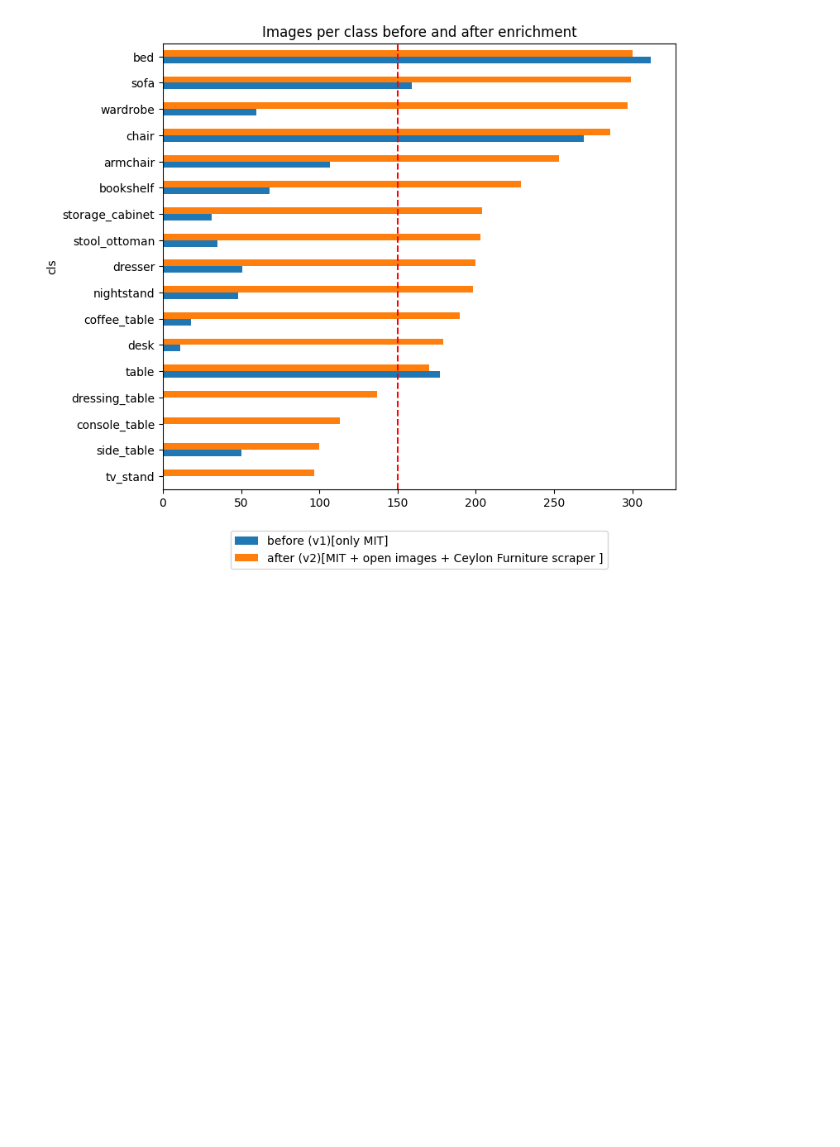
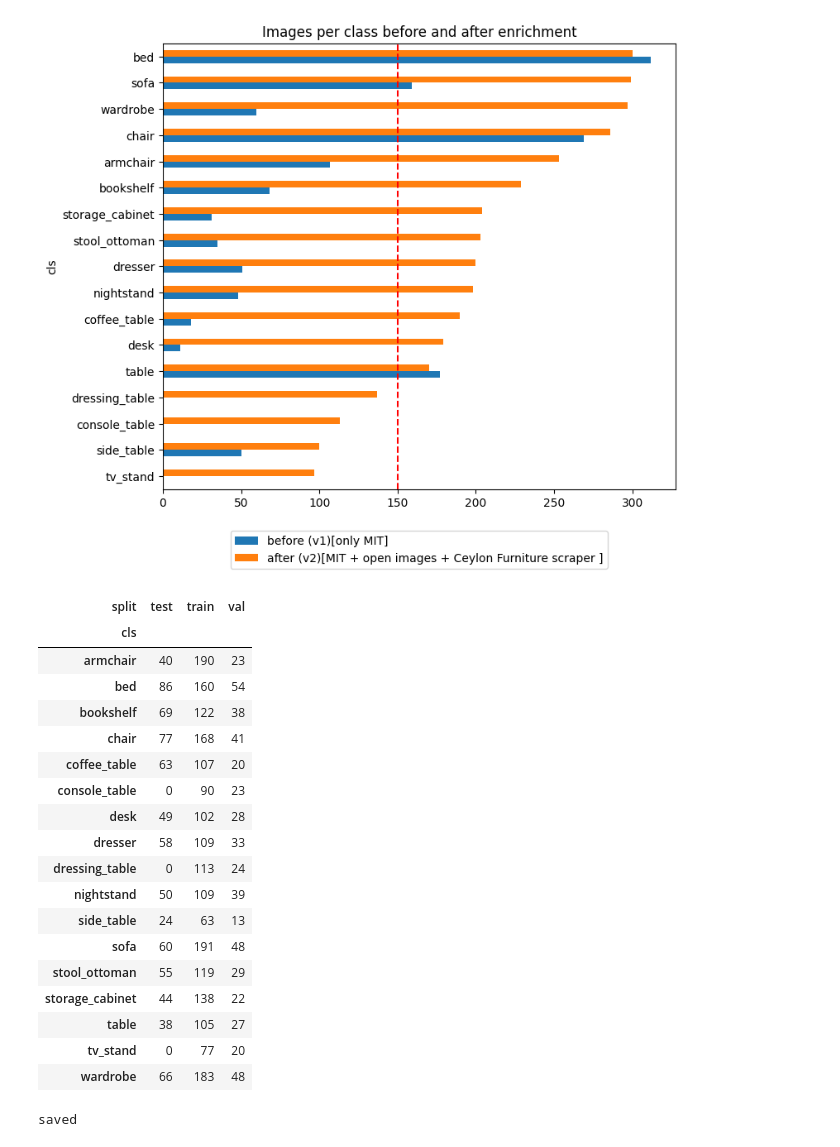
Before and after one commit to Abish-Devcraft/DSGP-GRP11-SPATIUM, a Jupyter notebook: notebooks/03_validation_split_save.ipynb, the cells around one changed output. Drawn from its saved outputs; the diff is of its cells as text; code cells hidden in the pictures; blank space fills up the shorter version.

Commit message:
grouped train/val/test split and dataset v2 saved

```diff
--- a/notebooks/03_validation_split_save.ipynb
+++ b/notebooks/03_validation_split_save.ipynb
@@ -59,3 +59,61 @@ plt.legend(loc='upper center', bbox_to_anchor=(0.5, -0.08))
 plt.show()
 # %% [output]
 [figure]
+# %%
+# assign whole groups (one photo or one product) to a split; test uses room crops only
+rng = np.random.default_rng(42)
+groups = final.groupby("group_id")["room_crop"].first()
+
+def pick(is_room):
+    r = rng.random()
+    if is_room:
+        return "test" if r < 0.30 else "val" if r < 0.45 else "train"
+    return "val" if r < 0.15 else "train"
+
+split_of = {g: pick(is_room) for g, is_room in groups.items()}
+final["split"] = final["group_id"].map(split_of)
+final.groupby(["cls", "split"]).size().unstack(fill_value=0)
+# %% [output]
+| split | test | train | val |
+| cls |  |  |  |
+| armchair | 40 | 190 | 23 |
+| bed | 86 | 160 | 54 |
+| bookshelf | 69 | 122 | 38 |
+| chair | 77 | 168 | 41 |
+| coffee_table | 63 | 107 | 20 |
+| console_table | 0 | 90 | 23 |
+| desk | 49 | 102 | 28 |
+| dresser | 58 | 109 | 33 |
+| dressing_table | 0 | 113 | 24 |
+| nightstand | 50 | 109 | 39 |
+| side_table | 24 | 63 | 13 |
+| sofa | 60 | 191 | 48 |
+| stool_ottoman | 55 | 119 | 29 |
+| storage_cabinet | 44 | 138 | 22 |
+| table | 38 | 105 | 27 |
+| tv_stand | 0 | 77 | 20 |
+| wardrobe | 66 | 183 | 48 |
+# %%
+# save train/val/test folders, the final manifest and the info files to Drive
+SPLIT = Path("/content/furniture_v2_split")
+shutil.rmtree(SPLIT, ignore_errors=True)
+for r in final.itertuples():
+    d = SPLIT / r.split / r.cls
+    d.mkdir(parents=True, exist_ok=True)
+    shutil.copy(r.path, d / Path(r.path).name)
+!cd /content && zip -q -r {DRIVE}/furniture_v2_split.zip furniture_v2_split
+
+final.to_csv(f"{DRIVE}/furniture_v2_final_manifest.csv", index=False)
+json.dump(sorted(final["cls"].unique()), open(f"{DRIVE}/classes.json", "w"), indent=2)
+json.dump({"mit_indoor": json.load(open(f"{DRIVE}/mit_label_map.json")),
+           "open_images_v7": json.load(open(f"{DRIVE}/oi_map.json")),
+           "ceylon_furniture": json.load(open(f"{DRIVE}/ceylon_map.json"))},
+          open(f"{DRIVE}/label_map.json", "w"), indent=2)
+pd.DataFrame([
+    ("mit_indoor", "MIT Indoor Scenes (Quattoni & Torralba, 2009)", "Research/educational use; not redistributed"),
+    ("open_images_v7", "Open Images V7 (Google)", "Images listed as CC BY 2.0, annotations CC BY 4.0"),
+    ("ceylon_furniture", "ceylonfurniture.lk product images", "Retailer copyright; robots.txt allows crawling; coursework use only, not redistributed"),
+], columns=["source", "description", "licence_or_terms"]).to_csv(f"{DRIVE}/sources.csv", index=False)
+print("saved")
+# %% [output]
+saved
```
